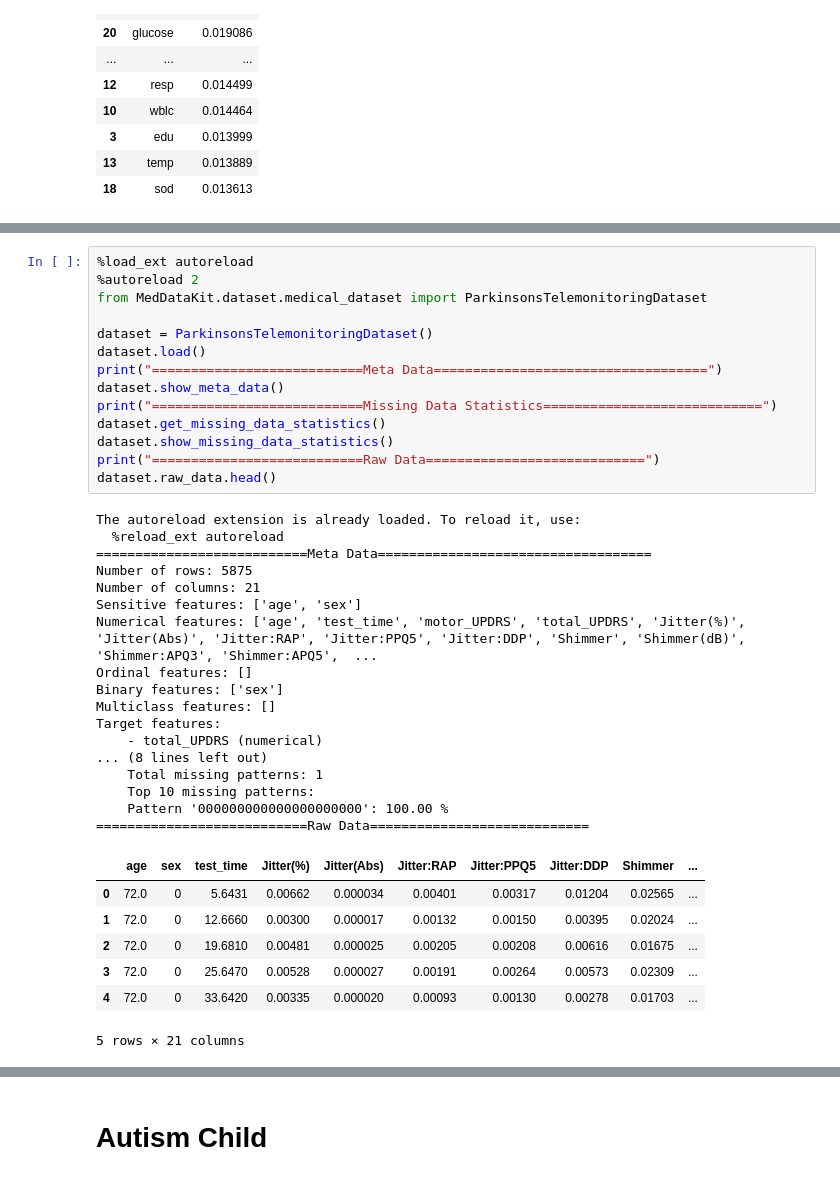
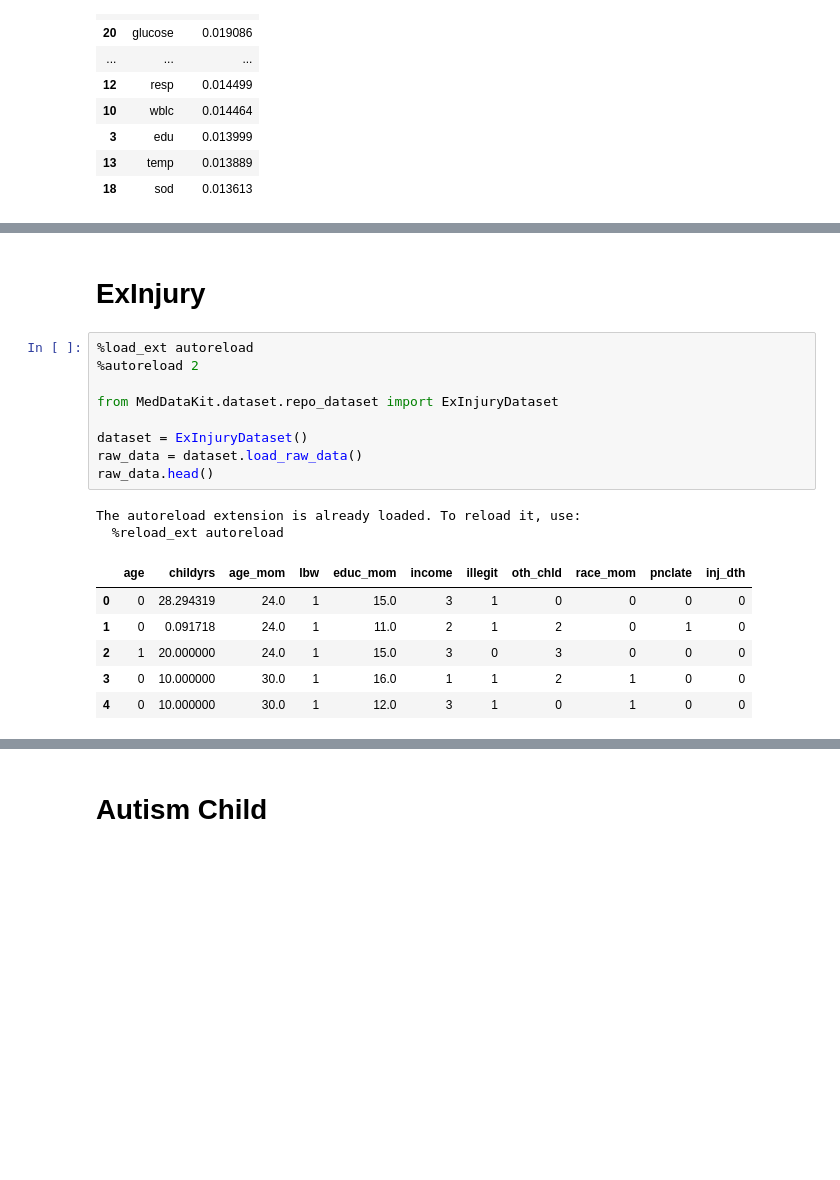
Before and after one commit to sitaomin1994/MedicalDataKit, a Jupyter notebook: notebook/data_fetch.ipynb, the cells around one changed output, grey strips where cells are left out. Saved outputs shown, nothing was run; the diff lists cells and outputs as text; blank space fills up the shorter version.

```diff
--- a/notebook/data_fetch.ipynb
+++ b/notebook/data_fetch.ipynb
@@ -2898,40 +3422,21 @@ The autoreload extension is already loaded. To reload it, use:
+# %% [markdown]
+# ExInjury
 # %%
 %load_ext autoreload
 %autoreload 2
-from MedDataKit.dataset.medical_dataset import ParkinsonsTelemonitoringDataset
 
-dataset = ParkinsonsTelemonitoringDataset()
-dataset.load()
-print("===========================Meta Data===================================")
-dataset.show_meta_data()
-print("===========================Missing Data Statistics============================")
-dataset.get_missing_data_statistics()
-dataset.show_missing_data_statistics()
-print("===========================Raw Data============================")
-dataset.raw_data.head()
+from MedDataKit.dataset.repo_dataset import ExInjuryDataset
+
+dataset = ExInjuryDataset()
+raw_data = dataset.load_raw_data()
+raw_data.head()
 # %% [output]
 The autoreload extension is already loaded. To reload it, use:
   %reload_ext autoreload
-===========================Meta Data===================================
-Number of rows: 5875
-Number of columns: 21
-Sensitive features: ['age', 'sex']
-Numerical features: ['age', 'test_time', 'motor_UPDRS', 'total_UPDRS', 'Jitter(%)', 'Jitter(Abs)', 'Jitter:RAP', 'Jitter:PPQ5', 'Jitter:DDP', 'Shimmer', 'Shimmer(dB)', 'Shimmer:APQ3', 'Shimmer:APQ5',  ...
-Ordinal features: []
-Binary features: ['sex']
-Multiclass features: []
-Target features:
-    - total_UPDRS (numerical)
-... (8 lines left out)
-    Total missing patterns: 1
-    Top 10 missing patterns:
-    Pattern '000000000000000000000': 100.00 %
-===========================Raw Data============================
-|  | age | sex | test_time | Jitter(%) | Jitter(Abs) | Jitter:RAP | Jitter:PPQ5 | Jitter:DDP | Shimmer | ... |
-| 0 | 72.0 | 0 | 5.6431 | 0.00662 | 0.000034 | 0.00401 | 0.00317 | 0.01204 | 0.02565 | ... |
-| 1 | 72.0 | 0 | 12.6660 | 0.00300 | 0.000017 | 0.00132 | 0.00150 | 0.00395 | 0.02024 | ... |
-| 2 | 72.0 | 0 | 19.6810 | 0.00481 | 0.000025 | 0.00205 | 0.00208 | 0.00616 | 0.01675 | ... |
-| 3 | 72.0 | 0 | 25.6470 | 0.00528 | 0.000027 | 0.00191 | 0.00264 | 0.00573 | 0.02309 | ... |
-| 4 | 72.0 | 0 | 33.6420 | 0.00335 | 0.000020 | 0.00093 | 0.00130 | 0.00278 | 0.01703 | ... |
+|  | age | childyrs | age_mom | lbw | educ_mom | income | illegit | oth_chld | race_mom | pnclate | inj_dth |
+| 0 | 0 | 28.294319 | 24.0 | 1 | 15.0 | 3 | 1 | 0 | 0 | 0 | 0 |
+| 1 | 0 | 0.091718 | 24.0 | 1 | 11.0 | 2 | 1 | 2 | 0 | 1 | 0 |
+| 2 | 1 | 20.000000 | 24.0 | 1 | 15.0 | 3 | 0 | 3 | 0 | 0 | 0 |
+| 3 | 0 | 10.000000 | 30.0 | 1 | 16.0 | 1 | 1 | 2 | 1 | 0 | 0 |
+| 4 | 0 | 10.000000 | 30.0 | 1 | 12.0 | 3 | 1 | 0 | 1 | 0 | 0 |
-5 rows × 21 columns
 # %%
```
Also changed, not shown: parts of 47 cells of this notebook, 5 other files.
